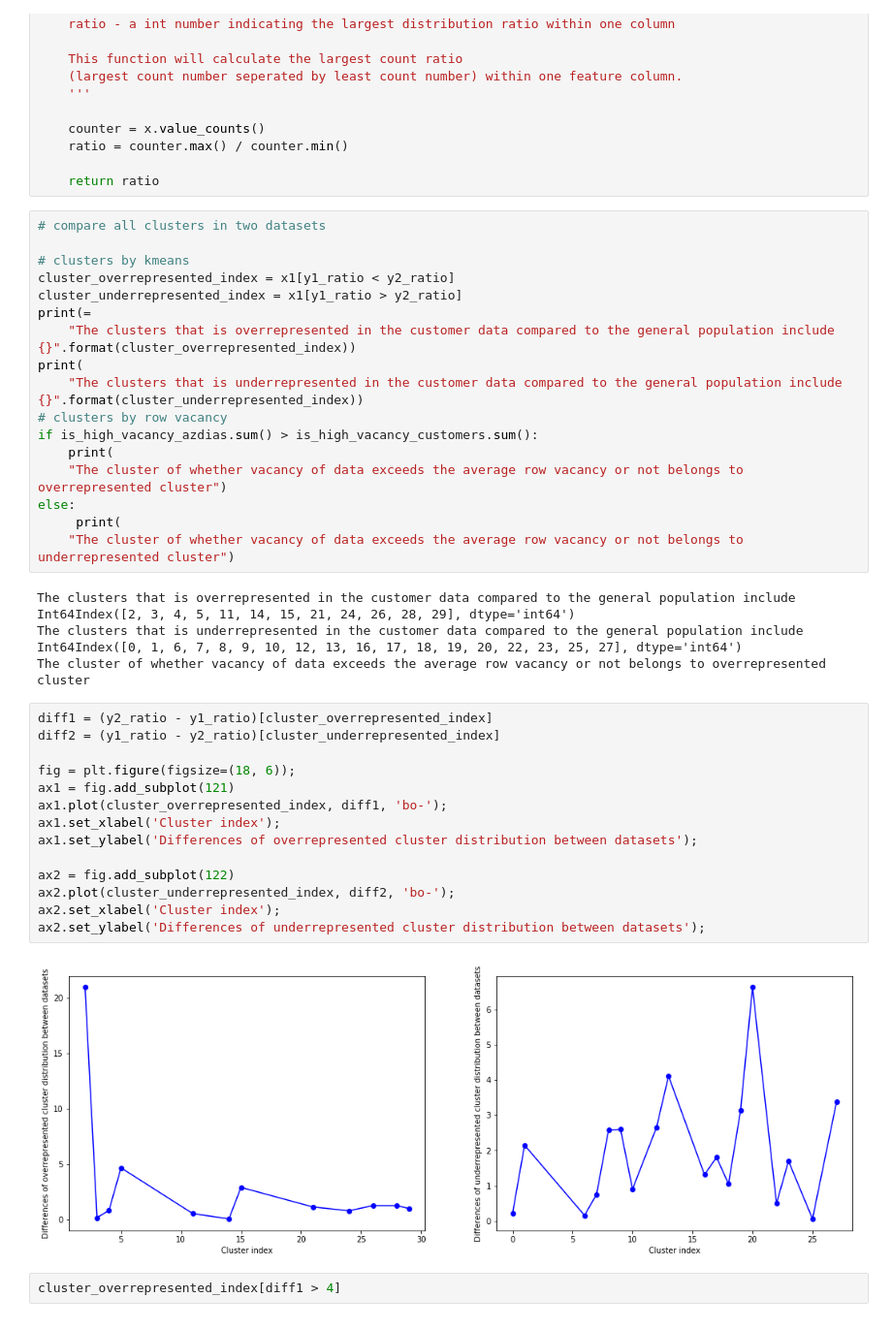
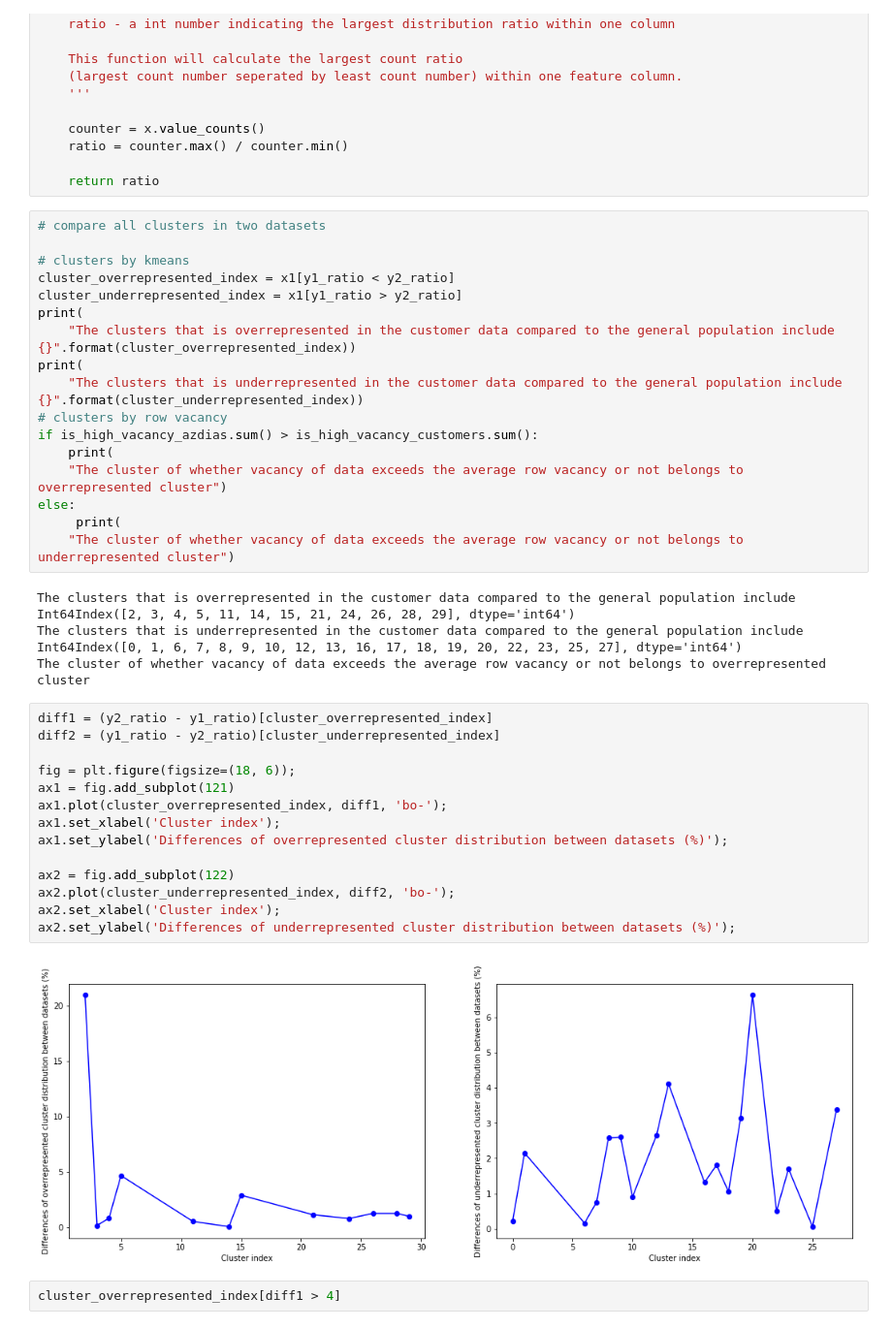
Before and after one commit to PaperStrange/Udacity_DataScientist, a Jupyter notebook: DS_term2_project-final/Arvato Project Workbook.ipynb, the cells around one changed output. Shown at 97% size. Drawn from its saved outputs; the diff is of its cells as text.

```diff
--- a/DS_term2_project-final/Arvato Project Workbook.ipynb
+++ b/DS_term2_project-final/Arvato Project Workbook.ipynb
@@ -1767,7 +1771,7 @@ def count_column_ratio(x):
 # clusters by kmeans
 cluster_overrepresented_index = x1[y1_ratio < y2_ratio]
 cluster_underrepresented_index = x1[y1_ratio > y2_ratio]
-print(=
+print(
     "The clusters that is overrepresented in the customer data compared to the general population include {}".format(cluster_overrepresented_index))
 print(
     "The clusters that is underrepresented in the customer data compared to the general population include {}".format(cluster_underrepresented_index))
@@ -1785,19 +1789,19 @@ The cluster of whether vacancy of data exceeds the average row vacancy or not be
 # %%
 diff1 = (y2_ratio - y1_ratio)[cluster_overrepresented_index]
 diff2 = (y1_ratio - y2_ratio)[cluster_underrepresented_index]
 
 fig = plt.figure(figsize=(18, 6));
 ax1 = fig.add_subplot(121)
 ax1.plot(cluster_overrepresented_index, diff1, 'bo-');
 ax1.set_xlabel('Cluster index');
-ax1.set_ylabel('Differences of overrepresented cluster distribution between datasets');
+ax1.set_ylabel('Differences of overrepresented cluster distribution between datasets (%)');
 
 ax2 = fig.add_subplot(122)
 ax2.plot(cluster_underrepresented_index, diff2, 'bo-');
 ax2.set_xlabel('Cluster index');
-ax2.set_ylabel('Differences of underrepresented cluster distribution between datasets');
+ax2.set_ylabel('Differences of underrepresented cluster distribution between datasets (%)');
 # %% [output]
-[figure, old version]
+[figure, new version]
 # %%
 cluster_overrepresented_index[diff1 > 4]
 # %% [output]
```
Also changed, not shown: parts of 22 cells of this notebook, 1 other file.
